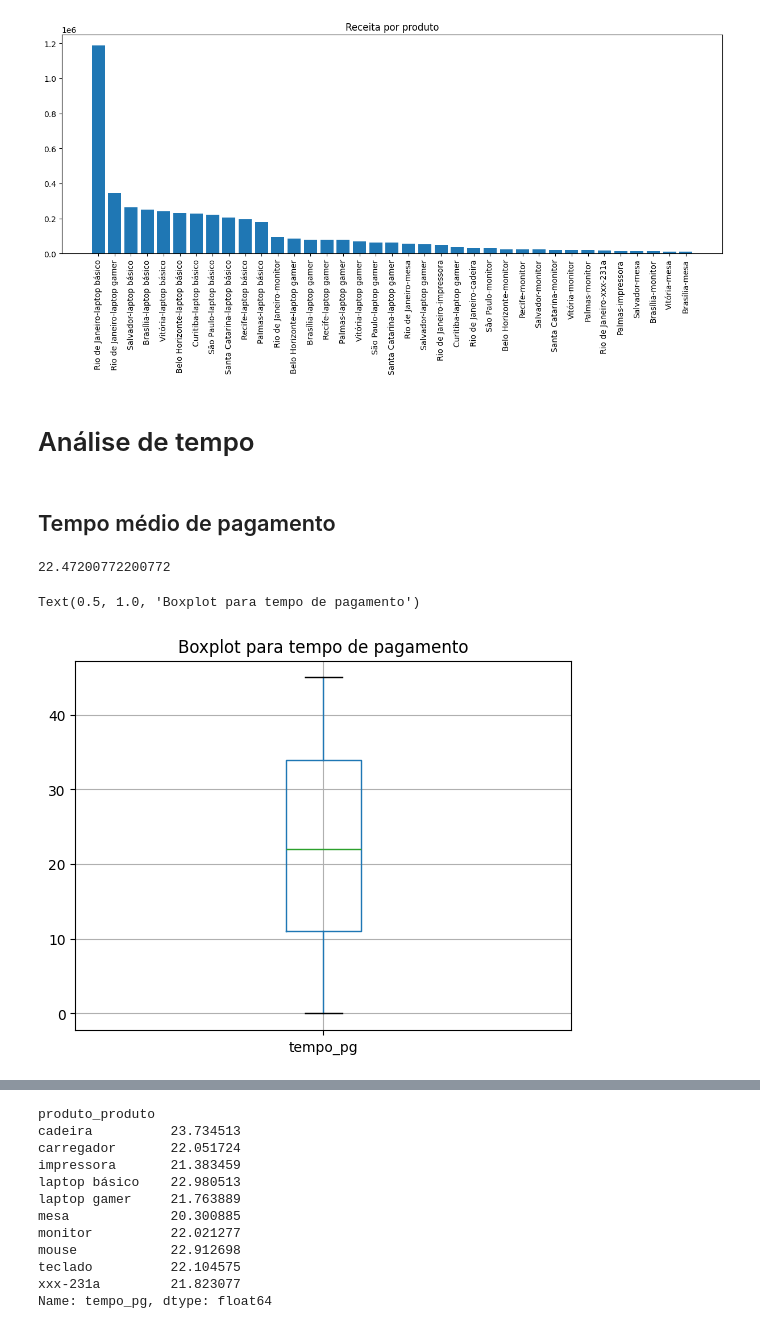
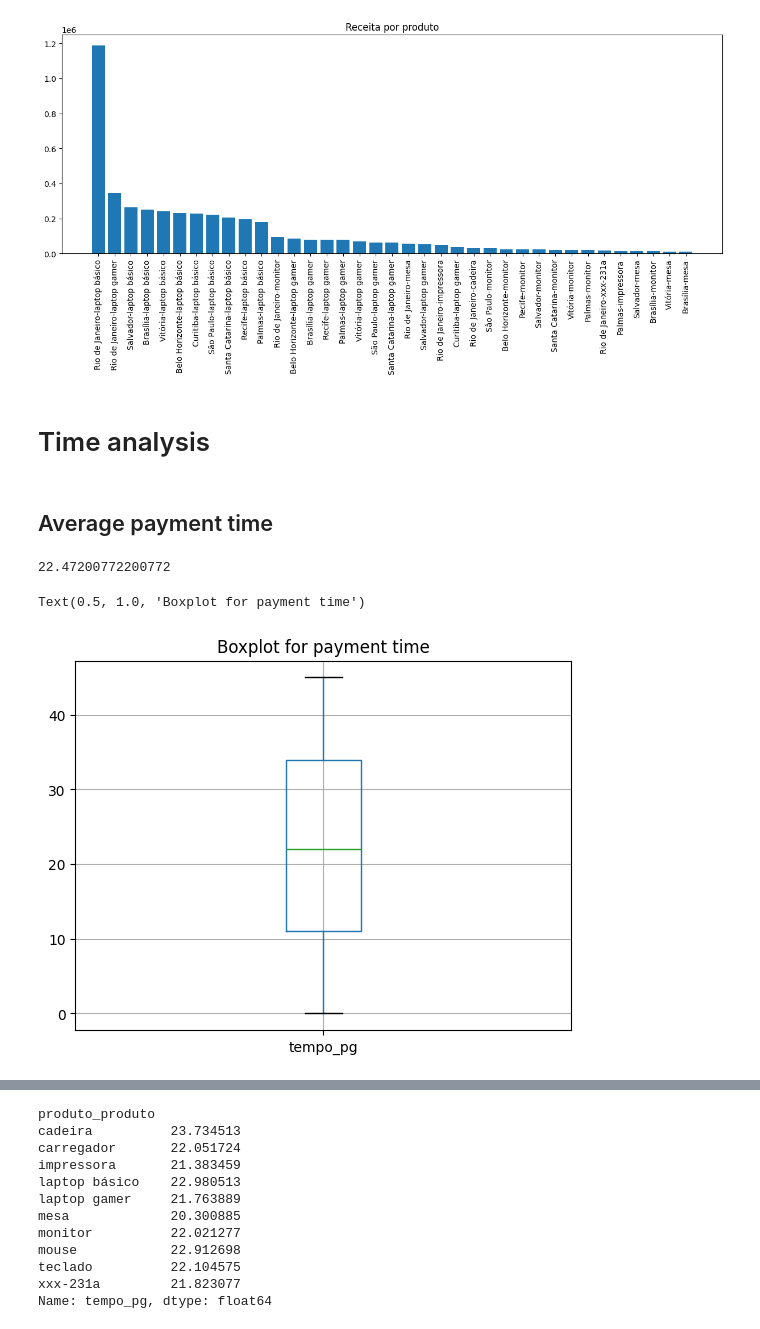
Before and after one commit to astorelucas/data-analysis-python, a Jupyter notebook: analysis/analises.ipynb, the cells around one changed output, grey strips where cells are left out. Saved outputs shown, nothing was run; the diff lists cells and outputs as text; code cells hidden in the pictures.

```diff
--- a/analysis/analises.ipynb
+++ b/analysis/analises.ipynb
@@ -814,17 +790,17 @@ plt.show()
 # %% [output]
 [figure]
 # %% [markdown]
-# Análise de tempo
+# Time analysis
 # %% [markdown]
-## Tempo médio de pagamento
+## Average payment time
 # %%
 df.tempo_pg.mean()
 # %% [output]
 22.47200772200772
 # %%
 df.boxplot('tempo_pg')
-plt.title('Boxplot para tempo de pagamento')
+plt.title('Boxplot for payment time')
 # %% [output]
-Text(0.5, 1.0, 'Boxplot para tempo de pagamento')
+Text(0.5, 1.0, 'Boxplot for payment time')
-[figure, old version]
+[figure, new version]
 # %%
```
Also changed, not shown: parts of 34 cells of this notebook.
